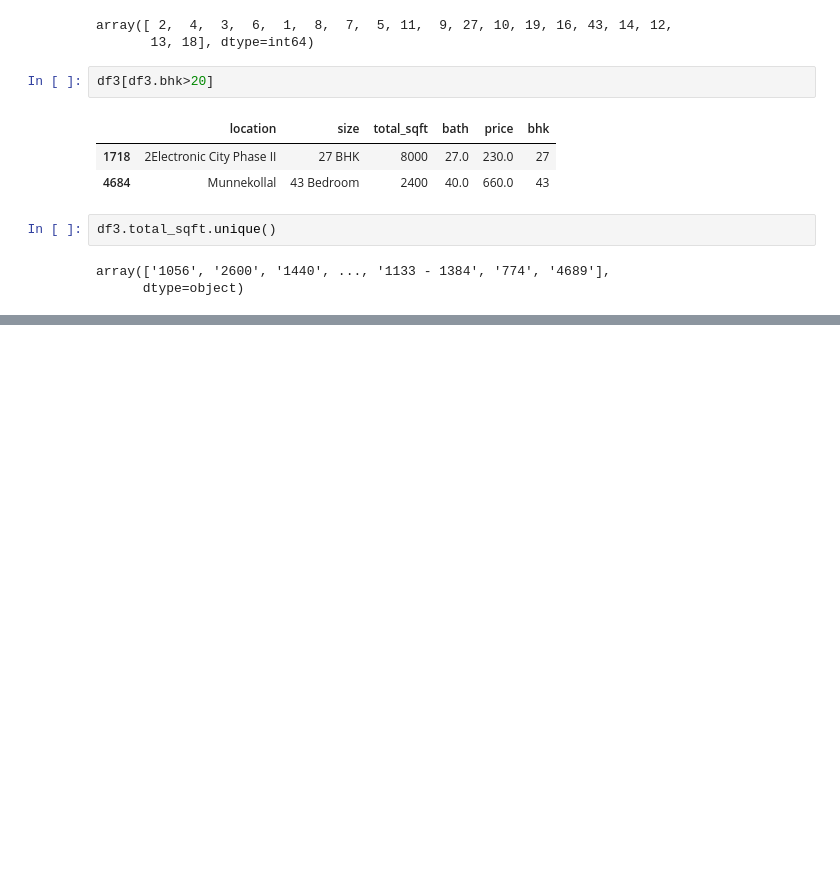
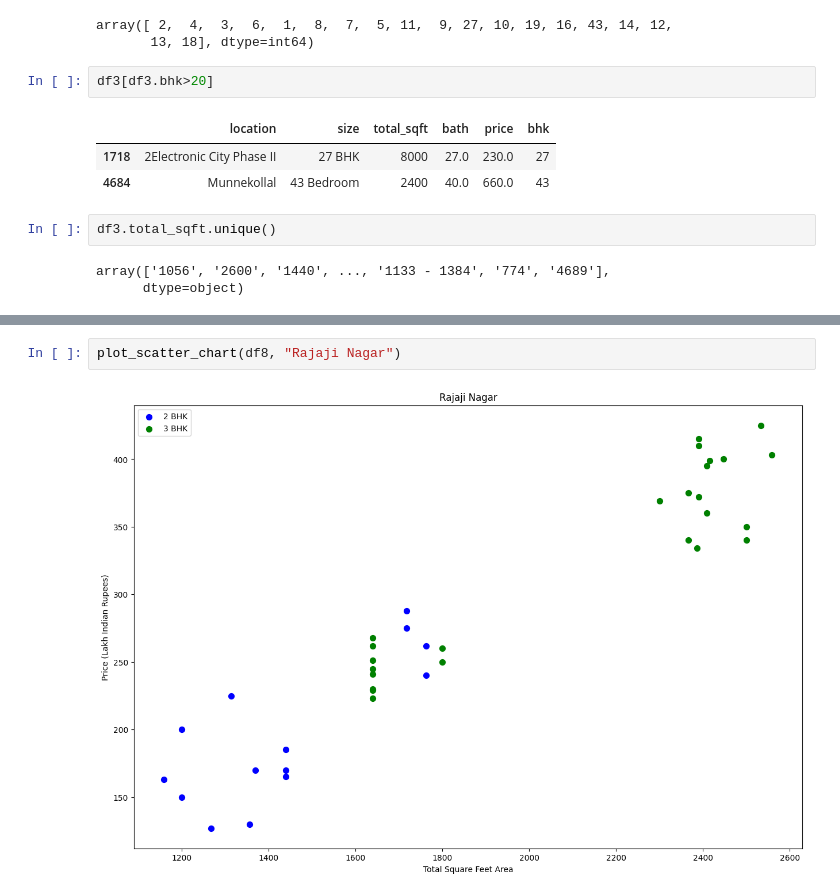
Before and after one commit to Mukul-kYadav/Price-Prediction, a Jupyter notebook: price-prediction.ipynb, the cells around one changed output, grey strips where cells are left out. Cells and saved outputs as stored; diff of their text form; blank space fills up the shorter version.

```diff
--- a/price-prediction.ipynb
+++ b/price-prediction.ipynb
@@ -124,0 +331,4 @@ df3[-df3['total_sqft'].apply(is_float)].head(10)
+# %%
+plot_scatter_chart(df8, "Rajaji Nagar")
+# %% [output]
+[figure, added]
```
Also changed, not shown: parts of 48 cells of this notebook, 3 other files.
